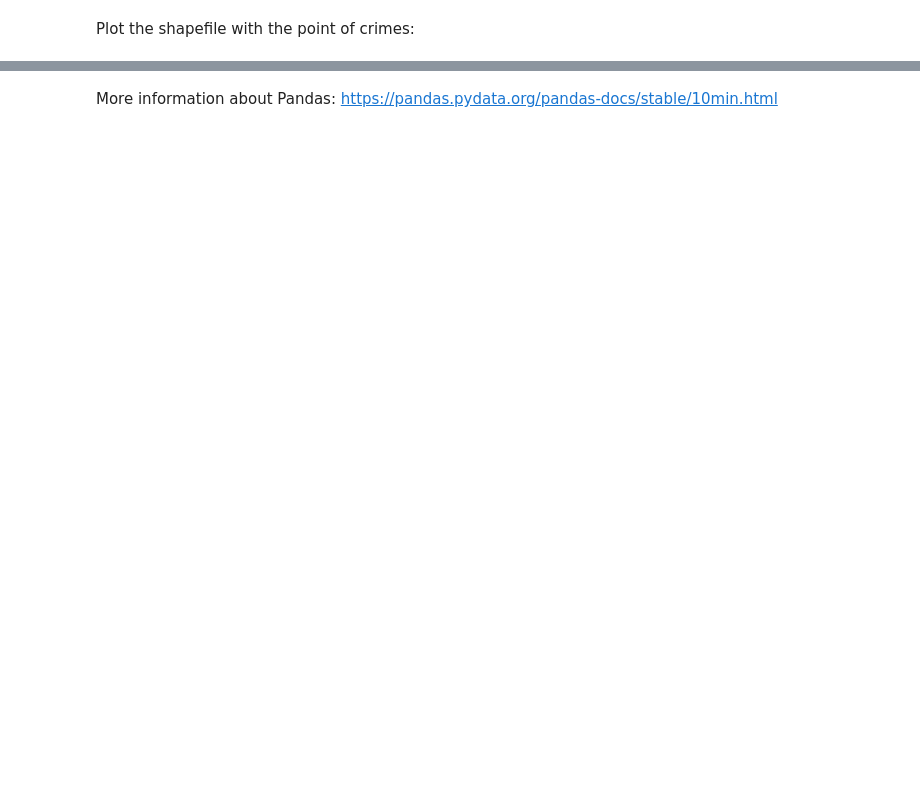
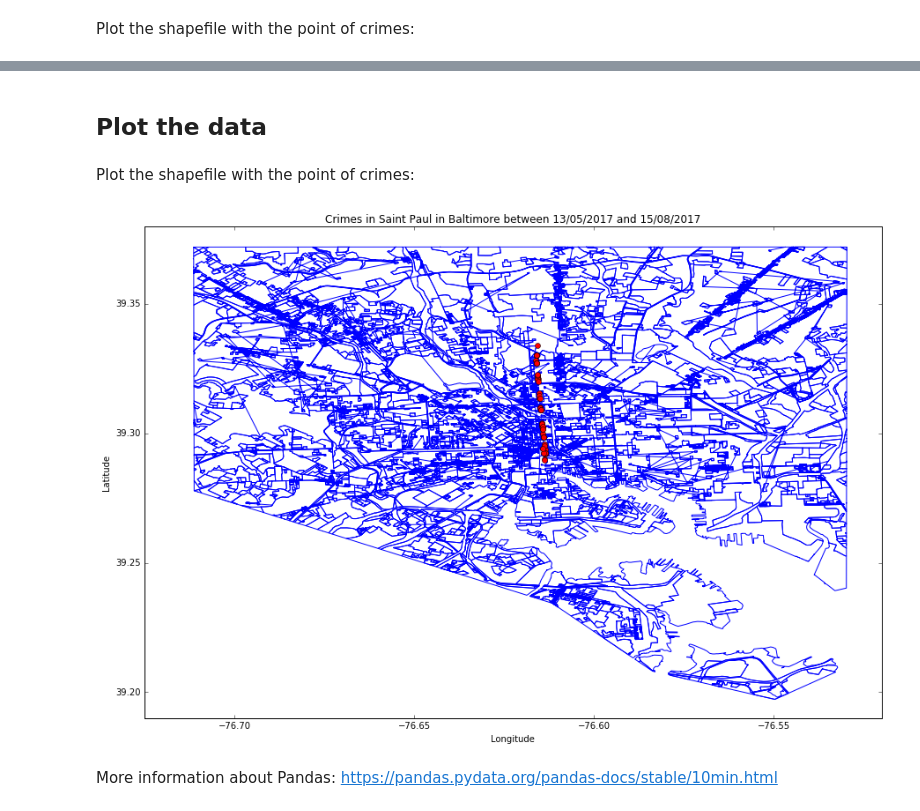
Before and after one commit to rmmariano/CAP386_intro_data_science, a Jupyter notebook: projeto/crimes_baltimore/crimes_baltimore.ipynb, the cells around one changed output, grey strips where cells are left out. Drawn from its saved outputs; the diff is of its cells as text; code cells hidden in the pictures; blank space fills up the shorter version.

```diff
--- a/projeto/crimes_baltimore/crimes_baltimore.ipynb
+++ b/projeto/crimes_baltimore/crimes_baltimore.ipynb
@@ -223,0 +294,15 @@ plt.show()
+# %%
+date_start = datetime(2017, 5, 13)
+date_end = datetime(2017, 8, 15)
+
+location = "SAINT PAUL"
+location_regex = "(?i)" + location  # (?i) - ignore case
+
+# na=False - ignore NA values
+df_crimes_query = df_crimes_cp[
+                                (df_crimes_cp.CrimeDateTime >= date_start) &
+                                (df_crimes_cp.CrimeDateTime <= date_end) &
+                                (df_crimes_cp['Location'].str.contains(location_regex, na=False))
+                               ]
+
+df_crimes_query.info()
@@ -224,2 +336,12 @@ plt.show()
+# %% [markdown]
+## Plot the data
+# %% [markdown]
+Plot the shapefile with the point of crimes:
+# %%
+title_of_plot = 'Crimes in ' + location.title() + ' in Baltimore between ' + str(date_start.date().strftime("%d/%m/%Y")) + ' and ' + str(date_end.date().strftime("%d/%m/%Y"))
+
+plot_shapefile_and_points(shape_file, df_crimes_query, title_of_plot)
+# %% [output]
+[figure, added]
 # %% [markdown]
 More information about Pandas: https://pandas.pydata.org/pandas-docs/stable/10min.html
```
Also changed, not shown: parts of 28 cells of this notebook, 5 other files.
